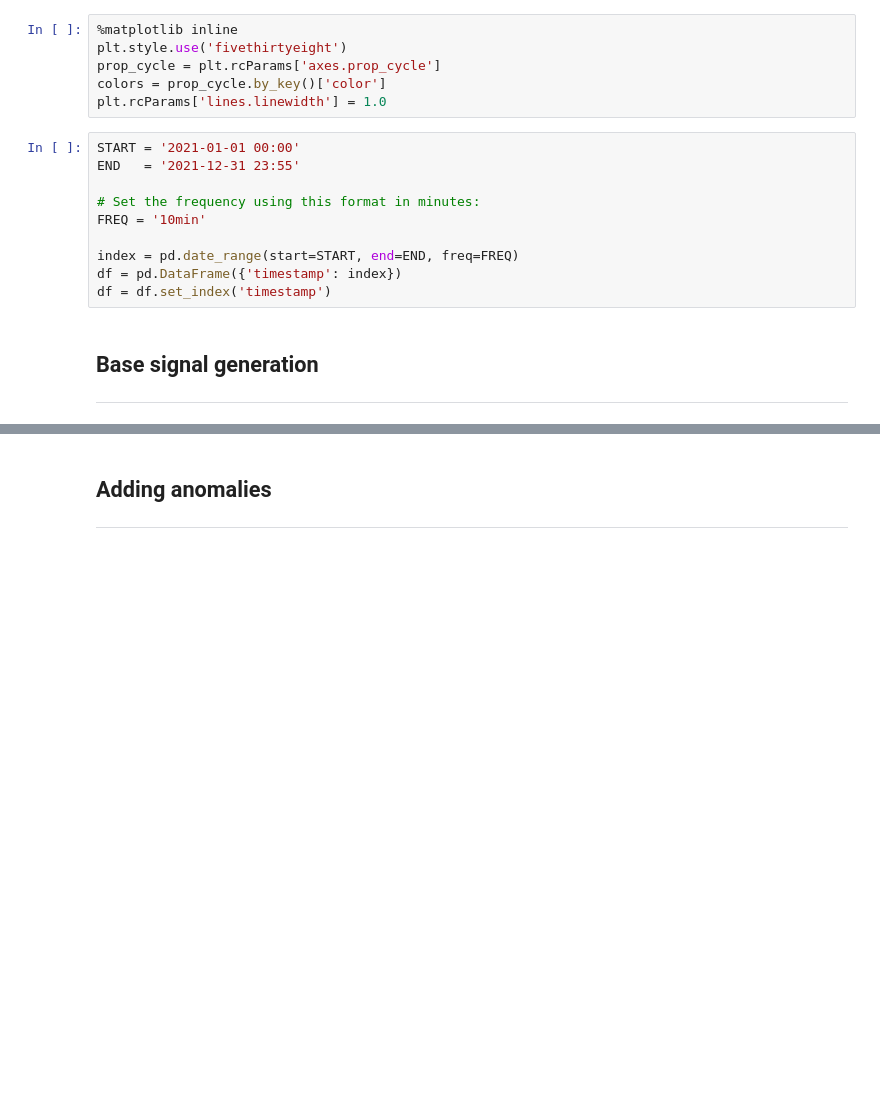
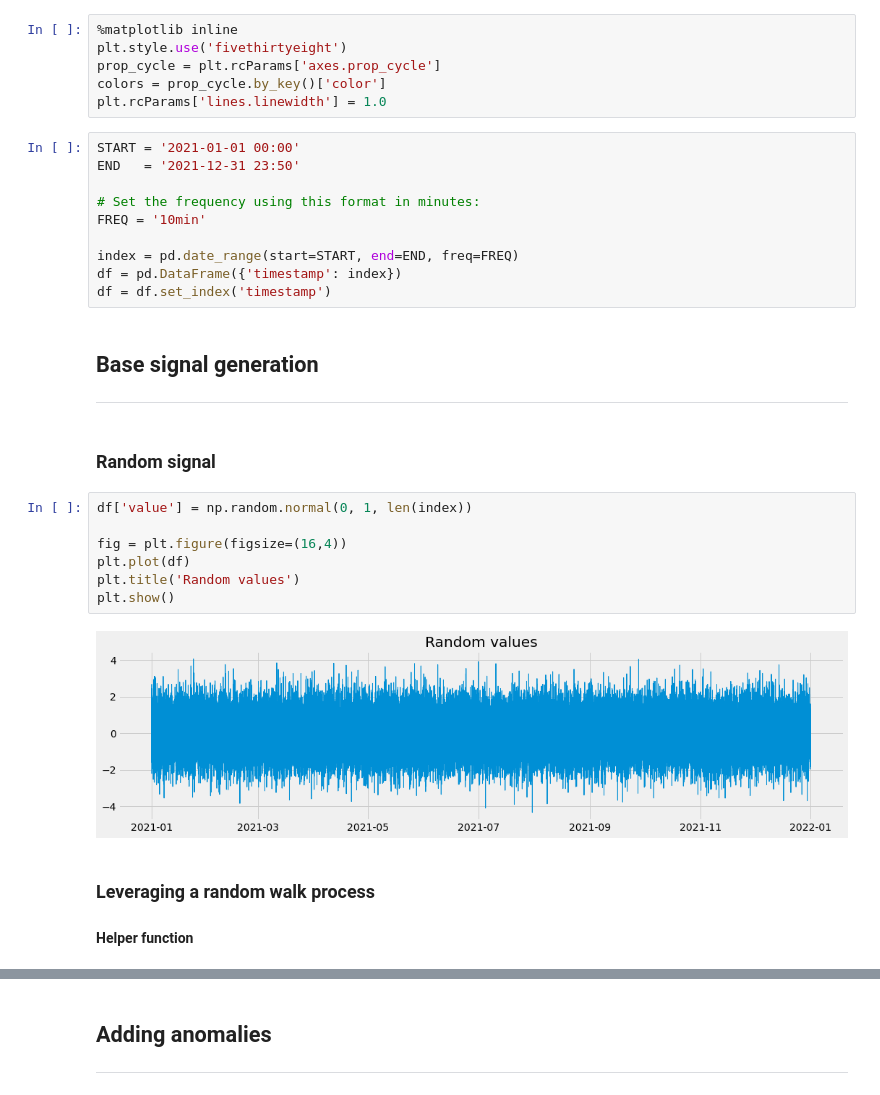
Before and after one commit to michaelhoarau/smarter-anomaly-detection, a Jupyter notebook: notebooks/completed-notebooks/synthetic_0_data_generation.ipynb, the cells around one changed output, grey strips where cells are left out. Saved outputs shown, nothing was run; the diff lists cells and outputs as text; blank space fills up the shorter version.

```diff
--- a/notebooks/completed-notebooks/synthetic_0_data_generation.ipynb
+++ b/notebooks/completed-notebooks/synthetic_0_data_generation.ipynb
@@ -19,7 +19,7 @@ colors = prop_cycle.by_key()['color']
 plt.rcParams['lines.linewidth'] = 1.0
 # %%
 START = '2021-01-01 00:00'
-END   = '2021-12-31 23:55'
+END   = '2021-12-31 23:50'
 
 # Set the frequency using this format in minutes:
 FREQ = '10min'
@@ -30,6 +30,20 @@ df = df.set_index('timestamp')
 # %% [markdown]
 ## Base signal generation
 ---
+# %% [markdown]
+### Random signal
+# %%
+df['value'] = np.random.normal(0, 1, len(index))
+
+fig = plt.figure(figsize=(16,4))
+plt.plot(df)
+plt.title('Random values')
+plt.show()
+# %% [output]
+[figure, added]
+# %% [markdown]
+### Leveraging a random walk process
+#### Helper function
 # %%
 def generate_random_walk(
     num_values,
```
Also changed, not shown: parts of 10 cells of this notebook, 1 other file.
